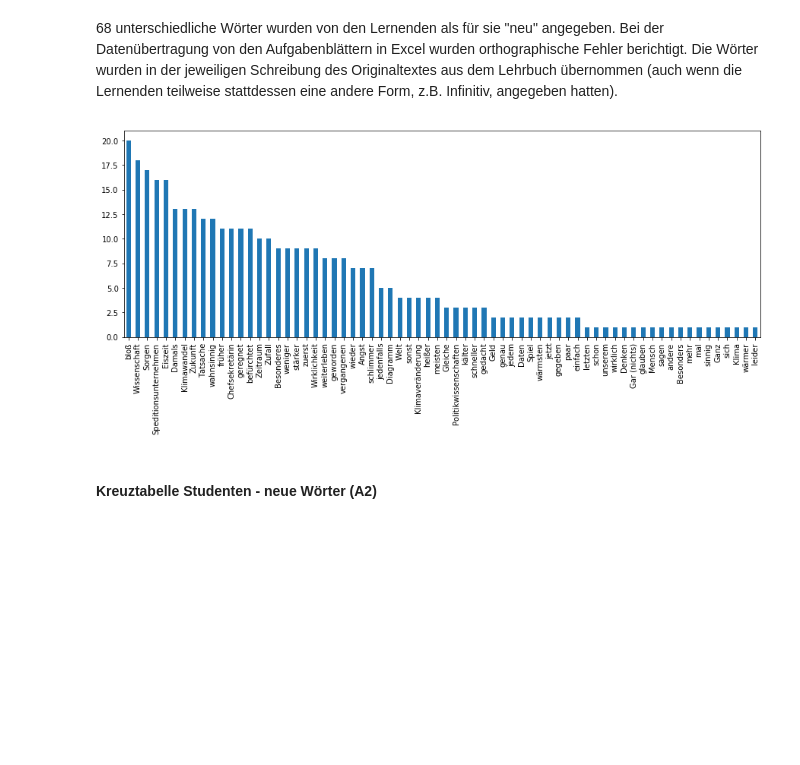
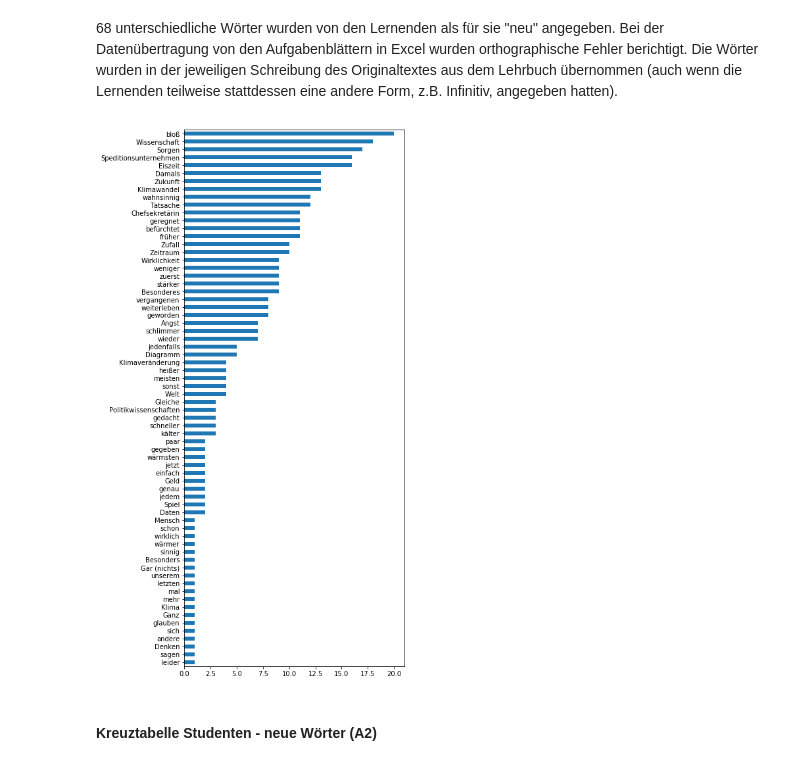
Before and after one commit to martinakienberger/Strategienanalyse_Voc, a Jupyter notebook: Datenanalyse_Voc_Salamanca.ipynb, the cells around one changed output. Drawn from its saved outputs; the diff is of its cells as text; code cells hidden in the pictures; blank space fills up the shorter version.

```diff
--- a/Datenanalyse_Voc_Salamanca.ipynb
+++ b/Datenanalyse_Voc_Salamanca.ipynb
@@ -79,9 +78,10 @@ len(A2.Palabra.unique())
 # %% [markdown]
 68 unterschiedliche Wörter wurden von den Lernenden als für sie "neu" angegeben. Bei der Datenübertragung von den Aufgabenblättern in Excel wurden orthographische Fehler berichtigt. Die Wörter wurden in der jeweiligen Schreibung des Originaltextes aus dem Lehrbuch übernommen (auch wenn die Lernenden teilweise stattdessen eine andere Form, z.B. Infinitiv, angegeben hatten).
 # %%
-A2.Palabra.value_counts().plot(kind = 'bar', figsize = (15,5));
+#A2.Palabra.value_counts().plot(kind = 'bar', figsize = (15,5))
+A2.Palabra.value_counts(ascending = True).plot(kind = 'barh', figsize = (6,15));
 # %% [output]
-[figure, old version]
+[figure, new version]
 # %% [markdown]
 #### Kreuztabelle Studenten - neue Wörter (A2)
 # %%
```
Also changed, not shown: parts of 76 cells of this notebook, 2 other files.
